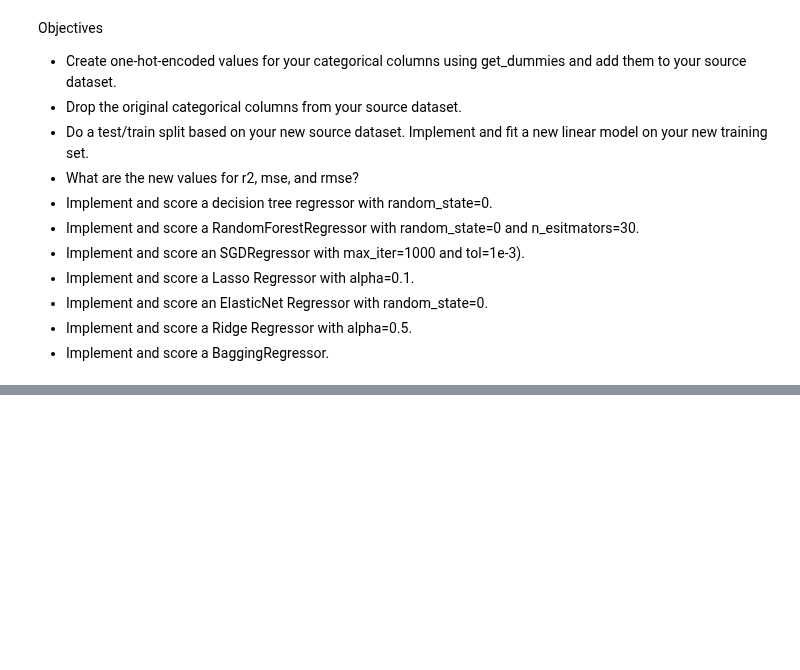
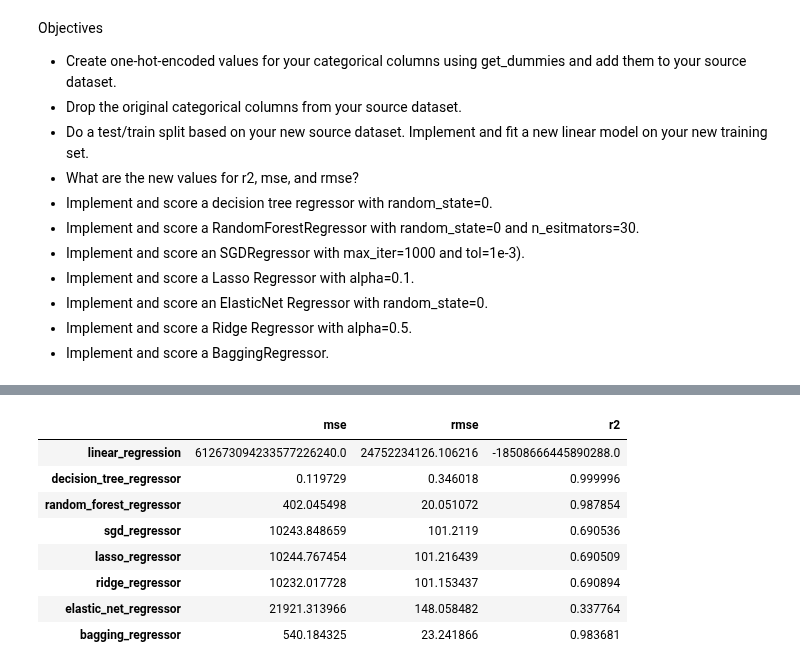
Before and after one commit to benkarabinus/nerdy_data_stuff, a Jupyter notebook: DU/COMP4432/Assignment4/Ben_Karabinus_Assignment4.ipynb, the cells around one changed output, grey strips where cells are left out. Drawn from its saved outputs; the diff is of its cells as text; code cells hidden in the pictures; blank space fills up the shorter version.

```diff
--- a/DU/COMP4432/Assignment4/Ben_Karabinus_Assignment4.ipynb
+++ b/DU/COMP4432/Assignment4/Ben_Karabinus_Assignment4.ipynb
@@ -384,0 +438,53 @@ Objectives
+# %%
+"""instantiate models and add to dictionary for tracking"""
+
+# get model names minus the linear regression model already trained
+model_names = [model for model in model_results.index if model != 'linear_regression']
+# instantiate empty list to hold new models
+models = []
+# instantiate models and append to list models
+dtr = DecisionTreeRegressor(random_state=0)
+models.append(dtr)
+rfr = RandomForestRegressor(n_estimators=30, random_state=0)
+models.append(rfr)
+sgdr = SGDRegressor(max_iter=1000, tol=1e-3)
+models.append(sgdr)
+lr = Lasso(alpha=0.1)
+models.append(lr)
+rr = Ridge(alpha=0.5)
+models.append(rr)
+elnr = ElasticNet(random_state=0)
+models.append(elnr)
+br = BaggingRegressor()
+models.append(br)
+# zip model names and models to dictionary
+models = {model_names: models for model_names, models in zip(model_names, models)}
+# %%
+""" use a for loop to iterate through models and append results to dictionary"""
+
+for model_name, model in models.items():
+
+    # fit the model
+    model.fit(X_train, y_train.to_numpy().flatten())
+    # make predictions
+    predictions = model.predict(X_train)
+    # get rmse
+    rmse = mean_squared_error(y_train, predictions, squared=False)
+    # get mse
+    mse = mean_squared_error(y_train, predictions, squared=True)
+    # get r2
+    r2 = r2_score(y_train, predictions)
+    # append results to dataframe
+    model_results.loc[model_name] = [mse, rmse, r2]
+# print model results
+model_results
+# %% [output]
+|  | mse | rmse | r2 |
+| linear_regression | 612673094233577226240.0 | 24752234126.106216 | -18508666445890288.0 |
+| decision_tree_regressor | 0.119729 | 0.346018 | 0.999996 |
+| random_forest_regressor | 402.045498 | 20.051072 | 0.987854 |
+| sgd_regressor | 10243.848659 | 101.2119 | 0.690536 |
+| lasso_regressor | 10244.767454 | 101.216439 | 0.690509 |
+| ridge_regressor | 10232.017728 | 101.153437 | 0.690894 |
+| elastic_net_regressor | 21921.313966 | 148.058482 | 0.337764 |
+| bagging_regressor | 540.184325 | 23.241866 | 0.983681 |
```
Also changed, not shown: parts of 27 cells of this notebook.
